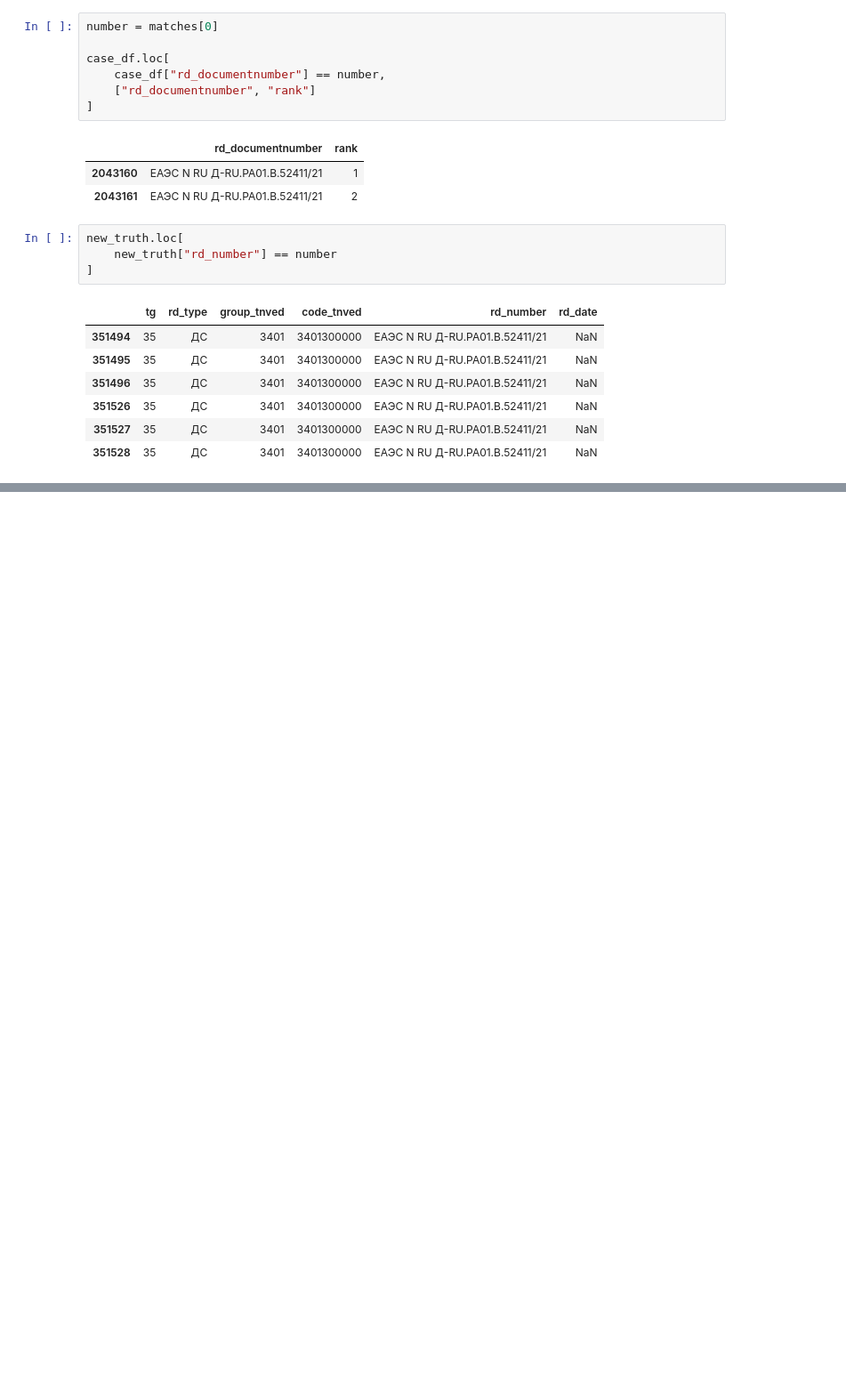
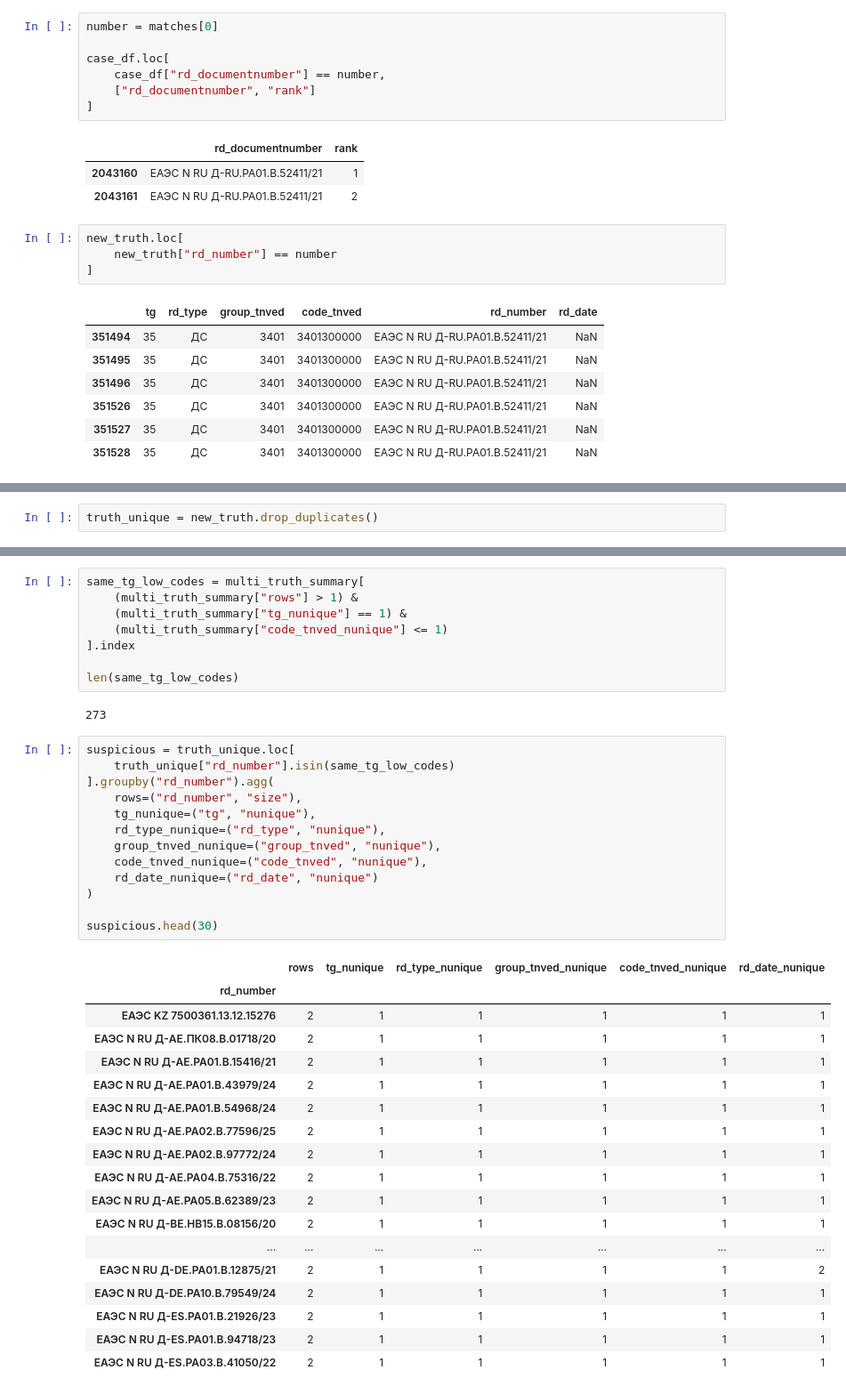
Before and after one commit to Shah29py/rd-classification-feature-engineering, a Jupyter notebook: notebooks/01_eda.ipynb, the cells around one changed output, grey strips where cells are left out. Shown at 89% size. Drawn from its saved outputs; the diff is of its cells as text; blank space fills up the shorter version.

```diff
--- a/notebooks/01_eda.ipynb
+++ b/notebooks/01_eda.ipynb
@@ -1136,0 +1384,2 @@ new_truth.loc[
+# %%
+truth_unique = new_truth.drop_duplicates()
@@ -1136,0 +1510,42 @@ new_truth.loc[
+# %%
+same_tg_low_codes = multi_truth_summary[
+    (multi_truth_summary["rows"] > 1) &
+    (multi_truth_summary["tg_nunique"] == 1) &
+    (multi_truth_summary["code_tnved_nunique"] <= 1)
+].index
+
+len(same_tg_low_codes)
+# %% [output]
+273
+# %%
+suspicious = truth_unique.loc[
+    truth_unique["rd_number"].isin(same_tg_low_codes)
+].groupby("rd_number").agg(
+    rows=("rd_number", "size"),
+    tg_nunique=("tg", "nunique"),
+    rd_type_nunique=("rd_type", "nunique"),
+    group_tnved_nunique=("group_tnved", "nunique"),
+    code_tnved_nunique=("code_tnved", "nunique"),
+    rd_date_nunique=("rd_date", "nunique")
+)
+
+suspicious.head(30)
+# %% [output]
+|  | rows | tg_nunique | rd_type_nunique | group_tnved_nunique | code_tnved_nunique | rd_date_nunique |
+| rd_number |  |  |  |  |  |  |
+| ЕАЭС KZ 7500361.13.12.15276 | 2 | 1 | 1 | 1 | 1 | 1 |
+| ЕАЭС N RU Д-AE.ПК08.В.01718/20 | 2 | 1 | 1 | 1 | 1 | 1 |
+| ЕАЭС N RU Д-AE.РА01.В.15416/21 | 2 | 1 | 1 | 1 | 1 | 1 |
+| ЕАЭС N RU Д-AE.РА01.В.43979/24 | 2 | 1 | 1 | 1 | 1 | 1 |
+| ЕАЭС N RU Д-AE.РА01.В.54968/24 | 2 | 1 | 1 | 1 | 1 | 1 |
+| ЕАЭС N RU Д-AE.РА02.В.77596/25 | 2 | 1 | 1 | 1 | 1 | 1 |
+| ЕАЭС N RU Д-AE.РА02.В.97772/24 | 2 | 1 | 1 | 1 | 1 | 1 |
+| ЕАЭС N RU Д-AE.РА04.В.75316/22 | 2 | 1 | 1 | 1 | 1 | 1 |
+| ЕАЭС N RU Д-AE.РА05.В.62389/23 | 2 | 1 | 1 | 1 | 1 | 1 |
+| ЕАЭС N RU Д-BE.НВ15.В.08156/20 | 2 | 1 | 1 | 1 | 1 | 1 |
+| ... | ... | ... | ... | ... | ... | ... |
+| ЕАЭС N RU Д-DE.РА01.В.12875/21 | 2 | 1 | 1 | 1 | 1 | 2 |
+| ЕАЭС N RU Д-DE.РА10.В.79549/24 | 2 | 1 | 1 | 1 | 1 | 1 |
+| ЕАЭС N RU Д-ES.РА01.В.21926/23 | 2 | 1 | 1 | 1 | 1 | 1 |
+| ЕАЭС N RU Д-ES.РА01.В.94718/23 | 2 | 1 | 1 | 1 | 1 | 1 |
+| ЕАЭС N RU Д-ES.РА03.В.41050/22 | 2 | 1 | 1 | 1 | 1 | 1 |
```
Also changed, not shown: parts of 66 cells of this notebook, 2 other files.
